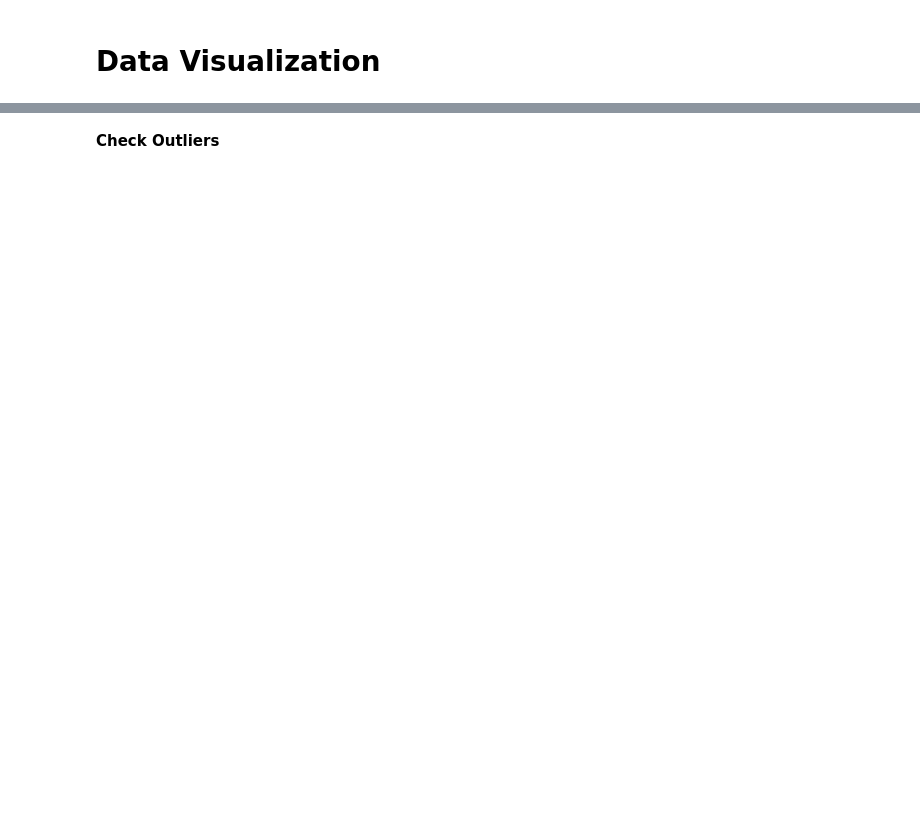
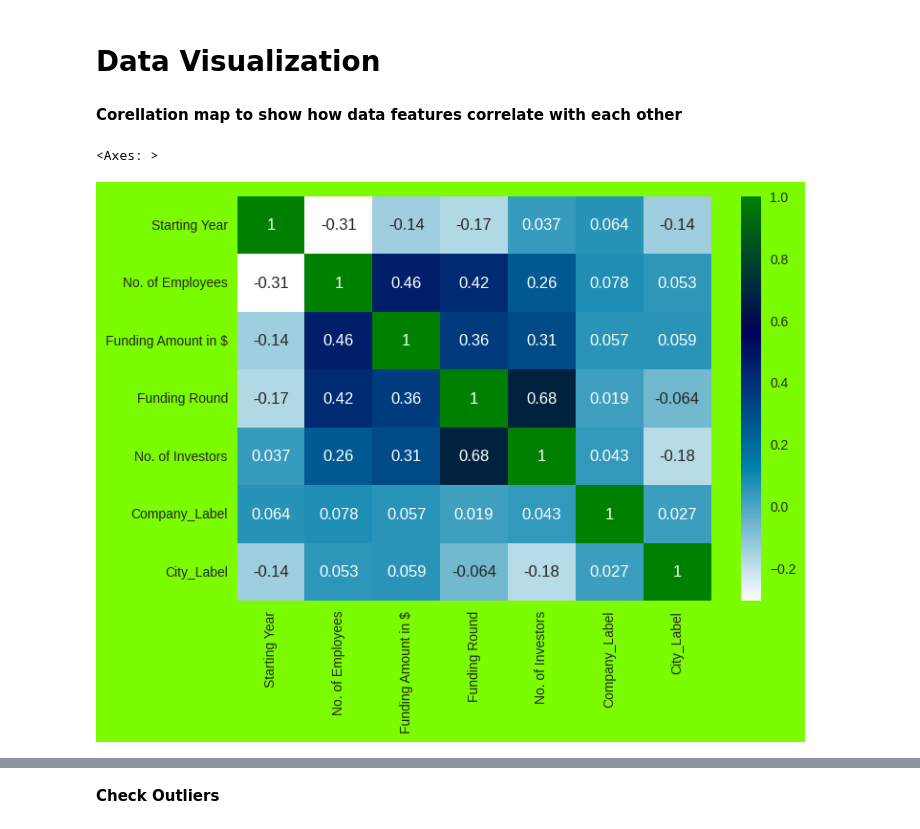
Before and after one commit to salllwaaa/Conect-_x, a Jupyter notebook: Startups1.ipynb, the cells around one changed output, grey strips where cells are left out. Drawn from its saved outputs; the diff is of its cells as text; code cells hidden in the pictures; blank space fills up the shorter version.

```diff
--- a/Startups1.ipynb
+++ b/Startups1.ipynb
@@ -279,2 +280,10 @@ data.head()
 # %% [markdown]
 # **Data Visualization**
+# %% [markdown]
+**Corellation map to show how data features correlate with each other**
+# %%
+#Correlation matrix
+sns.heatmap(data.corr(),annot=True,cmap='ocean_r')
+# %% [output]
+<Axes: >
+[figure, added]
```
Also changed, not shown: parts of 29 cells of this notebook.
